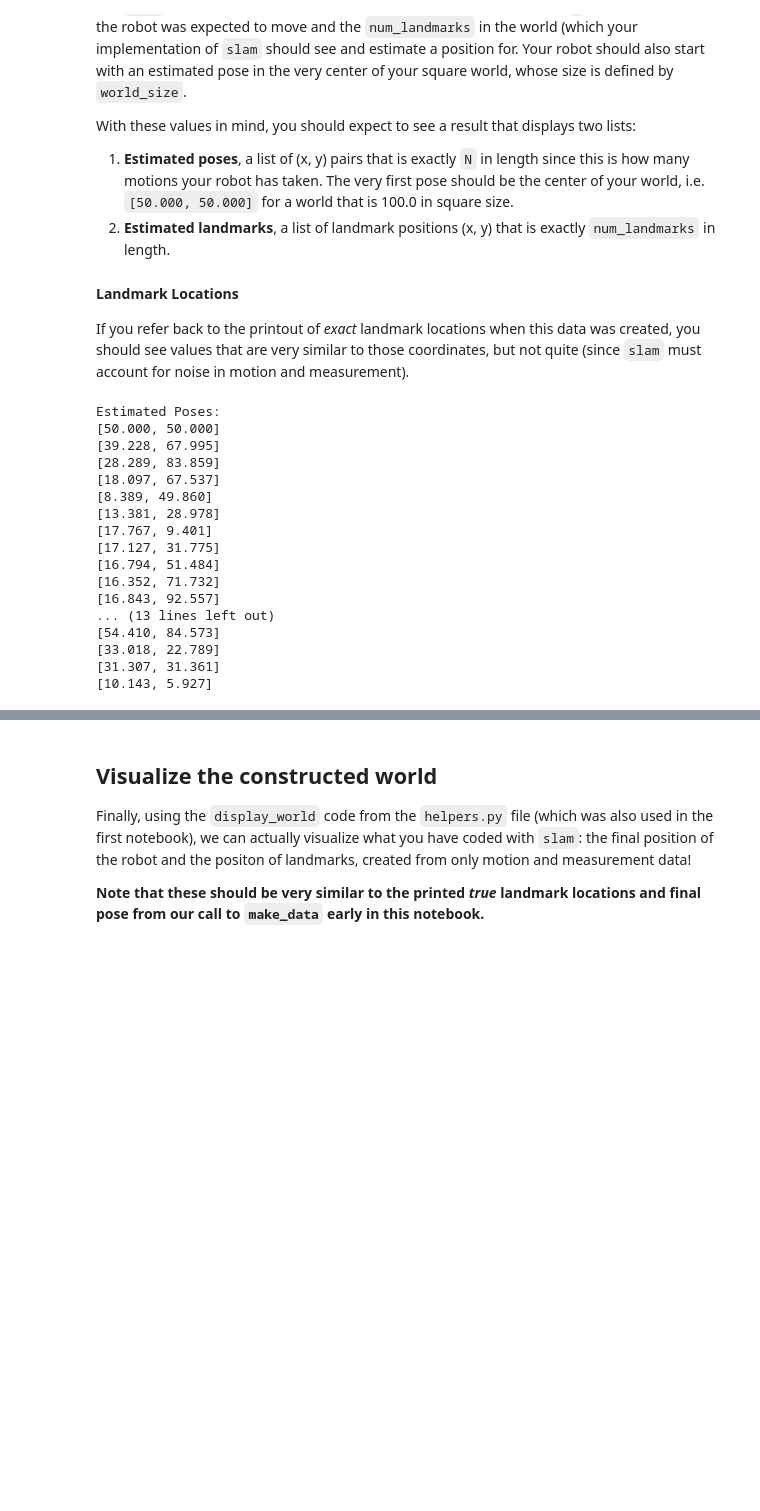
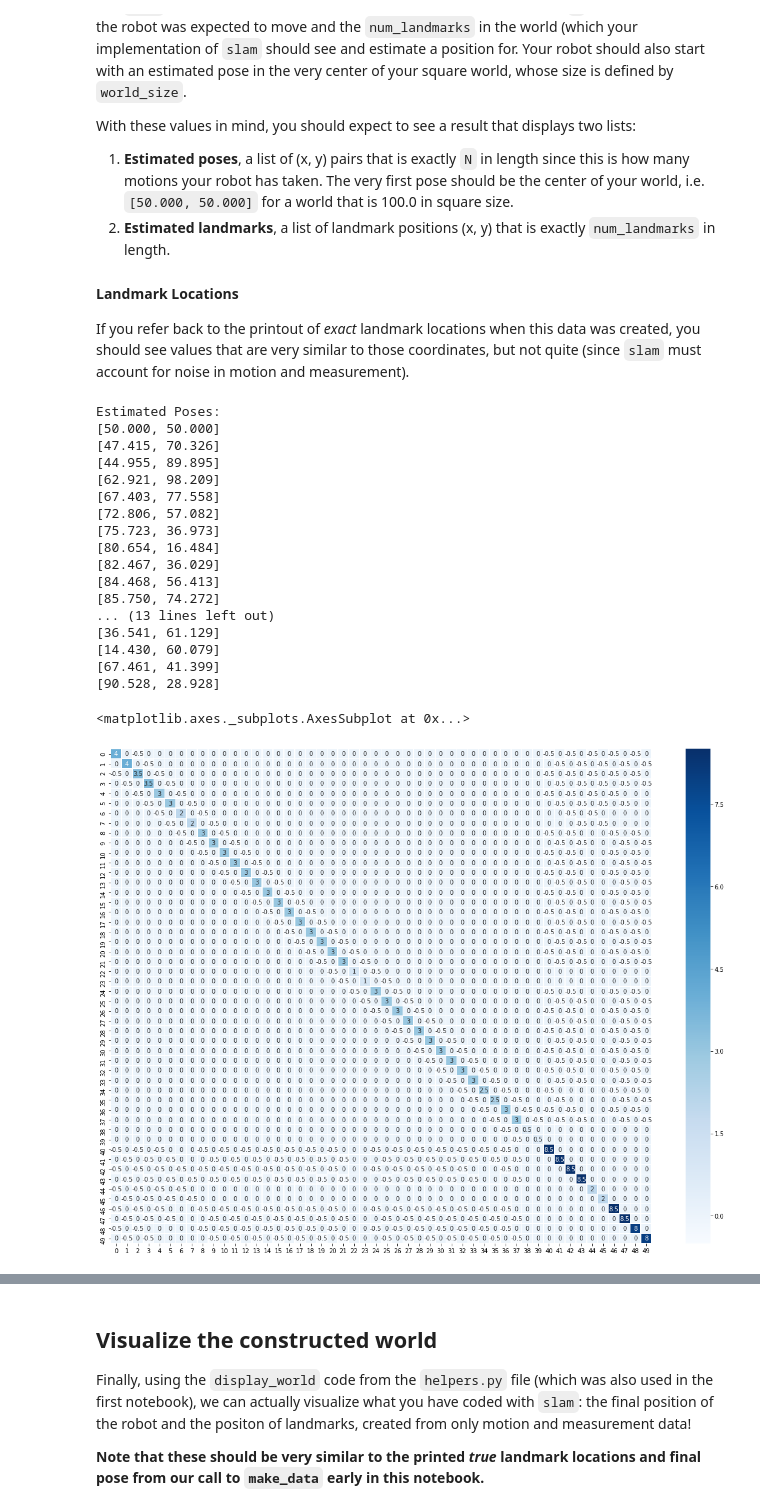
Before and after one commit to zhulingchen/P3_Implement_SLAM, a Jupyter notebook: 3. Landmark Detection and Tracking.ipynb, the cells around one changed output, grey strips where cells are left out. Drawn from its saved outputs; the diff is of its cells as text; code cells hidden in the pictures; blank space fills up the shorter version.

Commit message:
display omega and xi

```diff
--- a/3. Landmark Detection and Tracking.ipynb
+++ b/3. Landmark Detection and Tracking.ipynb
@@ -296,7 +296,7 @@ def slam(data, N, num_landmarks, world_size, motion_noise, measurement_noise):
     ## using the formula, omega_inverse * Xi
     mu = np.linalg.inv(omega).dot(xi)
 
-    return mu # return `mu`
+    return mu, omega, xi
 # %% [markdown]
 ## Helper functions
 
@@ -347,7 +347,7 @@ With these values in mind, you should expect to see a result that displays two l
 If you refer back to the printout of *exact* landmark locations when this data was created, you should see values that are very similar to those coordinates, but not quite (since `slam` must account for noise in motion and measurement).
 # %%
 # call your implementation of slam, passing in the necessary parameters
-mu = slam(data, N, num_landmarks, world_size, motion_noise, measurement_noise)
+mu, omega, xi = slam(data, N, num_landmarks, world_size, motion_noise, measurement_noise)
 
 # print out the resulting landmarks and poses
 if(mu is not None):
@@ -358,18 +358,25 @@ if(mu is not None):
 # %% [output]
 Estimated Poses:
 [50.000, 50.000]
-[39.228, 67.995]
-[28.289, 83.859]
-[18.097, 67.537]
-[8.389, 49.860]
-[13.381, 28.978]
-[17.767, 9.401]
-[17.127, 31.775]
-[16.794, 51.484]
-[16.352, 71.732]
-[16.843, 92.557]
+[47.415, 70.326]
+[44.955, 89.895]
+[62.921, 98.209]
+[67.403, 77.558]
+[72.806, 57.082]
+[75.723, 36.973]
+[80.654, 16.484]
+[82.467, 36.029]
+[84.468, 56.413]
+[85.750, 74.272]
 ... (13 lines left out)
-[54.410, 84.573]
-[33.018, 22.789]
-[31.307, 31.361]
-[10.143, 5.927]
+[36.541, 61.129]
+[14.430, 60.079]
+[67.461, 41.399]
+[90.528, 28.928]
+# %%
+# display omega
+plt.rcParams["figure.figsize"] = (20,15)
+sns.heatmap(DataFrame(omega), cmap='Blues', annot=True, linewidths=.5)
+# %% [output]
+<matplotlib.axes._subplots.AxesSubplot at 0x...>
+[figure, added]
```
Also changed, not shown: parts of 6 cells of this notebook.
